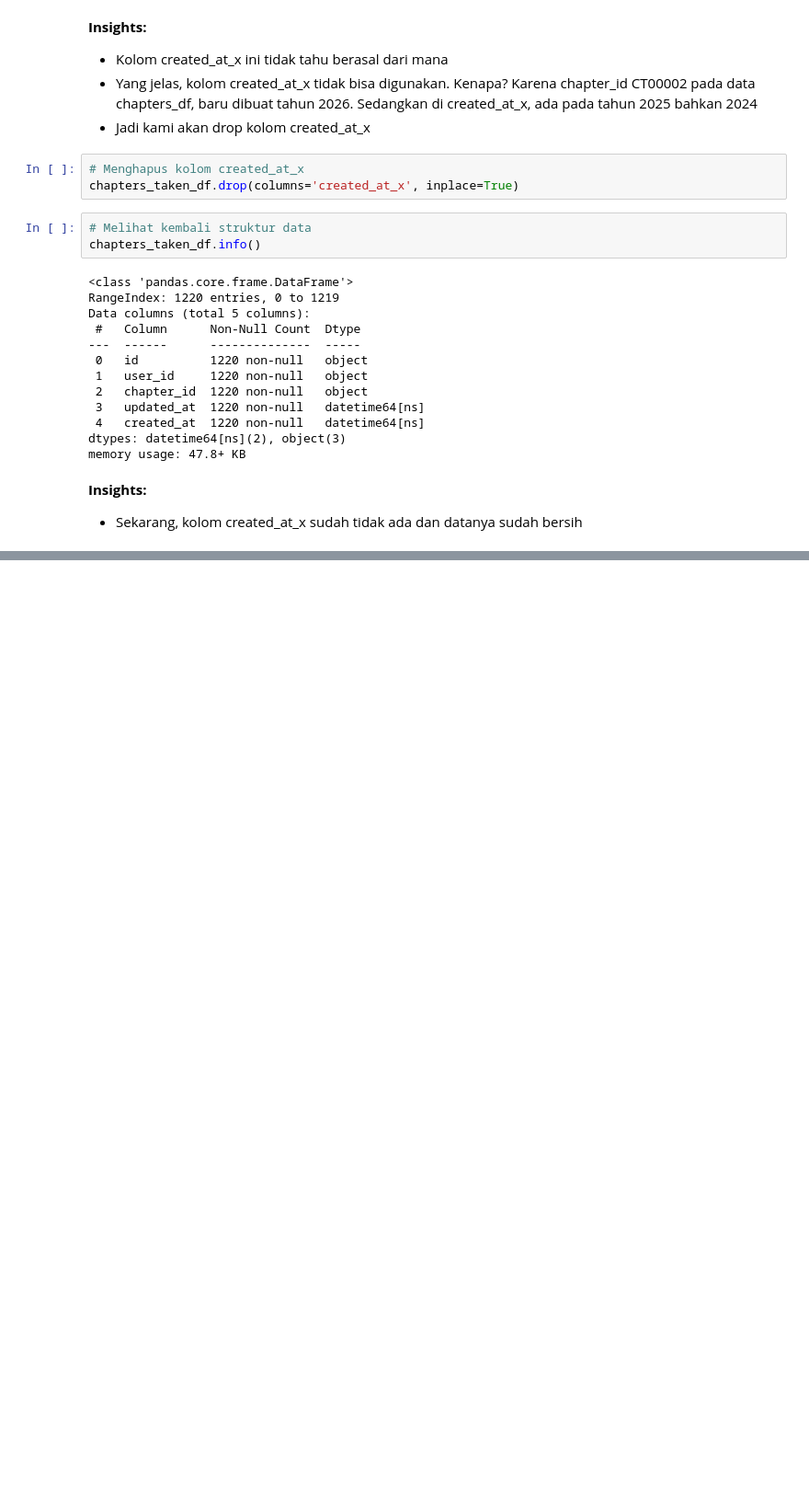
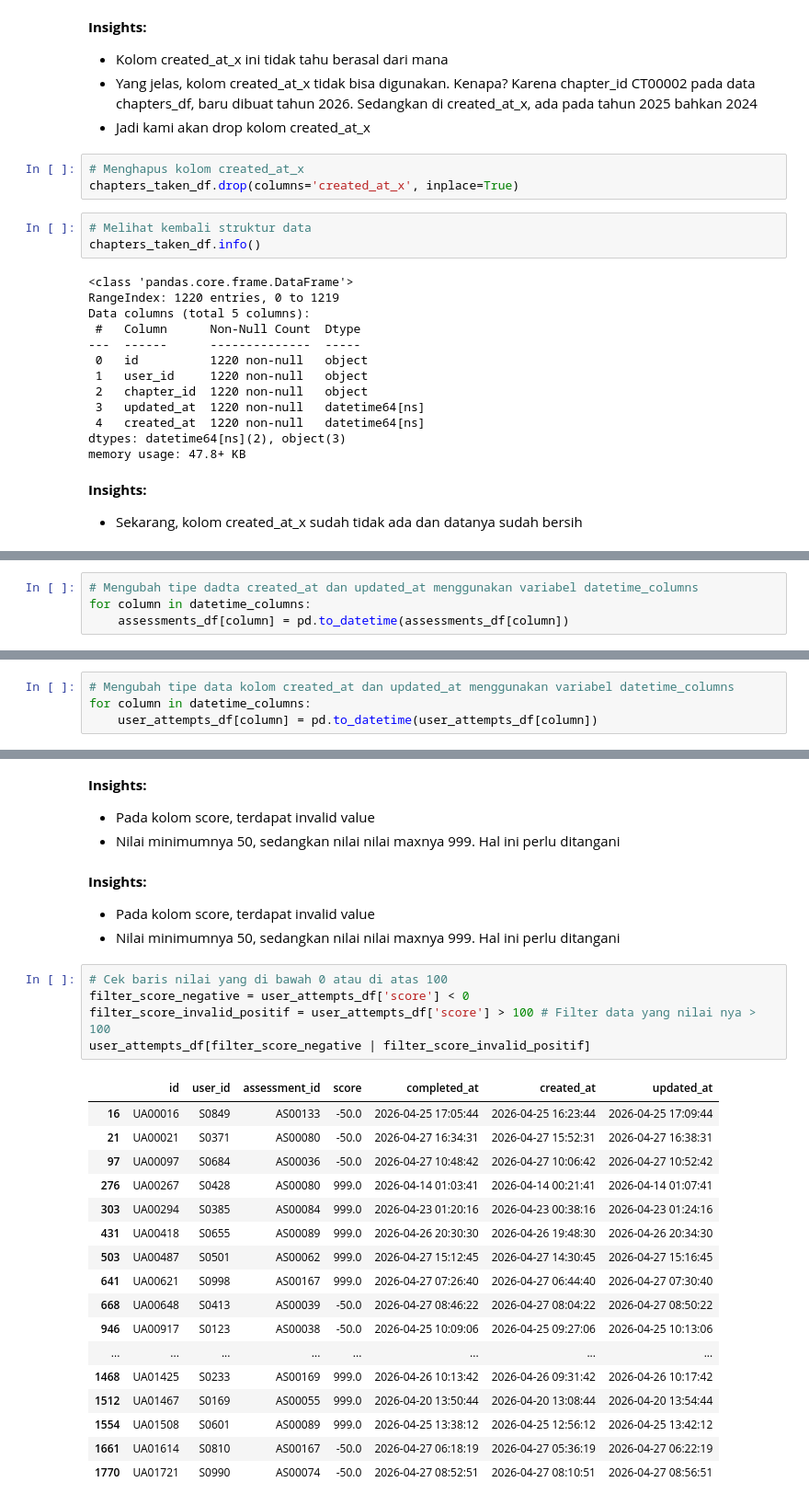
Before and after one commit to Farhan-Nawwafal/amati-app, a Jupyter notebook: data-science/notebooks/data_wrangling.ipynb, the cells around one changed output, grey strips where cells are left out. Shown at 92% size. Cells and saved outputs as stored; diff of their text form; blank space fills up the shorter version.

Commit message:
exp: final data wrangling

```diff
--- a/data-science/notebooks/data_wrangling.ipynb
+++ b/data-science/notebooks/data_wrangling.ipynb
@@ -1265,0 +1328,4 @@ memory usage: 47.8+ KB
+# %%
+# Mengubah tipe dadta created_at dan updated_at menggunakan variabel datetime_columns
+for column in datetime_columns:
+    assessments_df[column] = pd.to_datetime(assessments_df[column])
@@ -1265,0 +1456,4 @@ memory usage: 47.8+ KB
+# %%
+# Mengubah tipe data kolom created_at dan updated_at menggunakan variabel datetime_columns
+for column in datetime_columns:
+    user_attempts_df[column] = pd.to_datetime(user_attempts_df[column])
@@ -1265,0 +1497,31 @@ memory usage: 47.8+ KB
+# %% [markdown]
+**Insights:**
+- Pada kolom score, terdapat invalid value
+- Nilai minimumnya 50, sedangkan nilai nilai maxnya 999. Hal ini perlu ditangani
+# %% [markdown]
+**Insights:**
+- Pada kolom score, terdapat invalid value
+- Nilai minimumnya 50, sedangkan nilai nilai maxnya 999. Hal ini perlu ditangani
+# %%
+# Cek baris nilai yang di bawah 0 atau di atas 100
+filter_score_negative = user_attempts_df['score'] < 0
+filter_score_invalid_positif = user_attempts_df['score'] > 100 # Filter data yang nilai nya > 100
+user_attempts_df[filter_score_negative | filter_score_invalid_positif]
+# %% [output]
+|  | id | user_id | assessment_id | score | completed_at | created_at | updated_at |
+| 16 | UA00016 | S0849 | AS00133 | -50.0 | 2026-04-25 17:05:44 | 2026-04-25 16:23:44 | 2026-04-25 17:09:44 |
+| 21 | UA00021 | S0371 | AS00080 | -50.0 | 2026-04-27 16:34:31 | 2026-04-27 15:52:31 | 2026-04-27 16:38:31 |
+| 97 | UA00097 | S0684 | AS00036 | -50.0 | 2026-04-27 10:48:42 | 2026-04-27 10:06:42 | 2026-04-27 10:52:42 |
+| 276 | UA00267 | S0428 | AS00080 | 999.0 | 2026-04-14 01:03:41 | 2026-04-14 00:21:41 | 2026-04-14 01:07:41 |
+| 303 | UA00294 | S0385 | AS00084 | 999.0 | 2026-04-23 01:20:16 | 2026-04-23 00:38:16 | 2026-04-23 01:24:16 |
+| 431 | UA00418 | S0655 | AS00089 | 999.0 | 2026-04-26 20:30:30 | 2026-04-26 19:48:30 | 2026-04-26 20:34:30 |
+| 503 | UA00487 | S0501 | AS00062 | 999.0 | 2026-04-27 15:12:45 | 2026-04-27 14:30:45 | 2026-04-27 15:16:45 |
+| 641 | UA00621 | S0998 | AS00167 | 999.0 | 2026-04-27 07:26:40 | 2026-04-27 06:44:40 | 2026-04-27 07:30:40 |
+| 668 | UA00648 | S0413 | AS00039 | -50.0 | 2026-04-27 08:46:22 | 2026-04-27 08:04:22 | 2026-04-27 08:50:22 |
+| 946 | UA00917 | S0123 | AS00038 | -50.0 | 2026-04-25 10:09:06 | 2026-04-25 09:27:06 | 2026-04-25 10:13:06 |
+| ... | ... | ... | ... | ... | ... | ... | ... |
+| 1468 | UA01425 | S0233 | AS00169 | 999.0 | 2026-04-26 10:13:42 | 2026-04-26 09:31:42 | 2026-04-26 10:17:42 |
+| 1512 | UA01467 | S0169 | AS00055 | 999.0 | 2026-04-20 13:50:44 | 2026-04-20 13:08:44 | 2026-04-20 13:54:44 |
+| 1554 | UA01508 | S0601 | AS00089 | 999.0 | 2026-04-25 13:38:12 | 2026-04-25 12:56:12 | 2026-04-25 13:42:12 |
+| 1661 | UA01614 | S0810 | AS00167 | -50.0 | 2026-04-27 06:18:19 | 2026-04-27 05:36:19 | 2026-04-27 06:22:19 |
+| 1770 | UA01721 | S0990 | AS00074 | -50.0 | 2026-04-27 08:52:51 | 2026-04-27 08:10:51 | 2026-04-27 08:56:51 |
```
Also changed, not shown: parts of 75 cells of this notebook.
